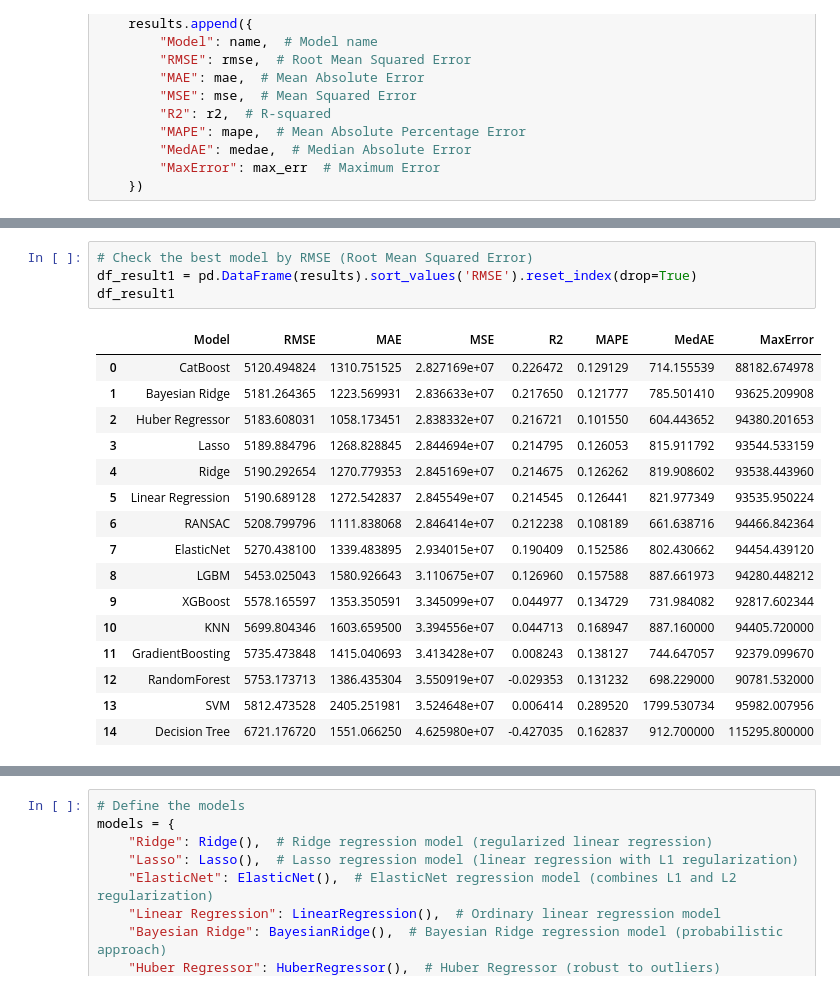
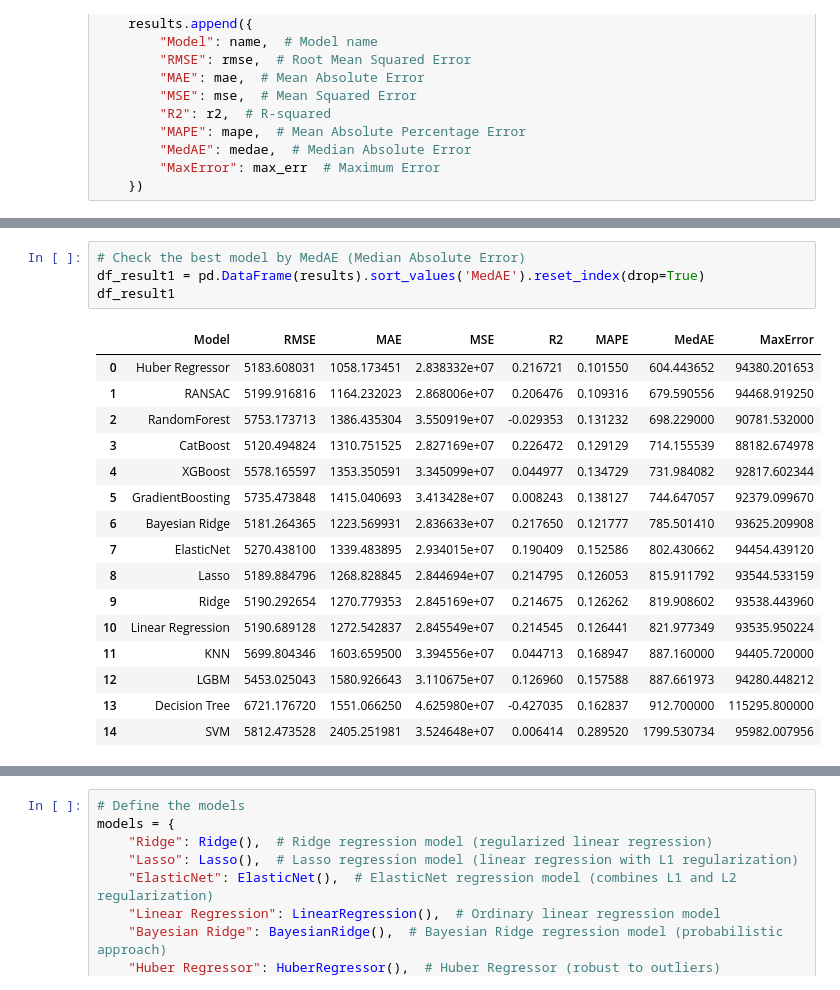
Before and after one commit to Quinntes/employee_income_prediction, a Jupyter notebook: employee_income_prediction.ipynb, the cells around one changed output, grey strips where cells are left out. Drawn from its saved outputs; the diff is of its cells as text.

```diff
--- a/employee_income_prediction.ipynb
+++ b/employee_income_prediction.ipynb
@@ -723,23 +781,23 @@ For each model in the dictionary, multiple performance metrics are calculated us
 # %%
-# Check the best model by RMSE (Root Mean Squared Error)
-df_result1 = pd.DataFrame(results).sort_values('RMSE').reset_index(drop=True)
+# Check the best model by MedAE (Median Absolute Error)
+df_result1 = pd.DataFrame(results).sort_values('MedAE').reset_index(drop=True)
 df_result1
 # %% [output]
 |  | Model | RMSE | MAE | MSE | R2 | MAPE | MedAE | MaxError |
-| 0 | CatBoost | 5120.494824 | 1310.751525 | 2.827169e+07 | 0.226472 | 0.129129 | 714.155539 | 88182.674978 |
-| 1 | Bayesian Ridge | 5181.264365 | 1223.569931 | 2.836633e+07 | 0.217650 | 0.121777 | 785.501410 | 93625.209908 |
-| 2 | Huber Regressor | 5183.608031 | 1058.173451 | 2.838332e+07 | 0.216721 | 0.101550 | 604.443652 | 94380.201653 |
-| 3 | Lasso | 5189.884796 | 1268.828845 | 2.844694e+07 | 0.214795 | 0.126053 | 815.911792 | 93544.533159 |
-| 4 | Ridge | 5190.292654 | 1270.779353 | 2.845169e+07 | 0.214675 | 0.126262 | 819.908602 | 93538.443960 |
-| 5 | Linear Regression | 5190.689128 | 1272.542837 | 2.845549e+07 | 0.214545 | 0.126441 | 821.977349 | 93535.950224 |
-| 6 | RANSAC | 5208.799796 | 1111.838068 | 2.846414e+07 | 0.212238 | 0.108189 | 661.638716 | 94466.842364 |
+| 0 | Huber Regressor | 5183.608031 | 1058.173451 | 2.838332e+07 | 0.216721 | 0.101550 | 604.443652 | 94380.201653 |
+| 1 | RANSAC | 5199.916816 | 1164.232023 | 2.868006e+07 | 0.206476 | 0.109316 | 679.590556 | 94468.919250 |
+| 2 | RandomForest | 5753.173713 | 1386.435304 | 3.550919e+07 | -0.029353 | 0.131232 | 698.229000 | 90781.532000 |
+| 3 | CatBoost | 5120.494824 | 1310.751525 | 2.827169e+07 | 0.226472 | 0.129129 | 714.155539 | 88182.674978 |
+| 4 | XGBoost | 5578.165597 | 1353.350591 | 3.345099e+07 | 0.044977 | 0.134729 | 731.984082 | 92817.602344 |
+| 5 | GradientBoosting | 5735.473848 | 1415.040693 | 3.413428e+07 | 0.008243 | 0.138127 | 744.647057 | 92379.099670 |
+| 6 | Bayesian Ridge | 5181.264365 | 1223.569931 | 2.836633e+07 | 0.217650 | 0.121777 | 785.501410 | 93625.209908 |
 | 7 | ElasticNet | 5270.438100 | 1339.483895 | 2.934015e+07 | 0.190409 | 0.152586 | 802.430662 | 94454.439120 |
-| 8 | LGBM | 5453.025043 | 1580.926643 | 3.110675e+07 | 0.126960 | 0.157588 | 887.661973 | 94280.448212 |
-| 9 | XGBoost | 5578.165597 | 1353.350591 | 3.345099e+07 | 0.044977 | 0.134729 | 731.984082 | 92817.602344 |
-| 10 | KNN | 5699.804346 | 1603.659500 | 3.394556e+07 | 0.044713 | 0.168947 | 887.160000 | 94405.720000 |
-| 11 | GradientBoosting | 5735.473848 | 1415.040693 | 3.413428e+07 | 0.008243 | 0.138127 | 744.647057 | 92379.099670 |
-| 12 | RandomForest | 5753.173713 | 1386.435304 | 3.550919e+07 | -0.029353 | 0.131232 | 698.229000 | 90781.532000 |
-| 13 | SVM | 5812.473528 | 2405.251981 | 3.524648e+07 | 0.006414 | 0.289520 | 1799.530734 | 95982.007956 |
-| 14 | Decision Tree | 6721.176720 | 1551.066250 | 4.625980e+07 | -0.427035 | 0.162837 | 912.700000 | 115295.800000 |
+| 8 | Lasso | 5189.884796 | 1268.828845 | 2.844694e+07 | 0.214795 | 0.126053 | 815.911792 | 93544.533159 |
+| 9 | Ridge | 5190.292654 | 1270.779353 | 2.845169e+07 | 0.214675 | 0.126262 | 819.908602 | 93538.443960 |
+| 10 | Linear Regression | 5190.689128 | 1272.542837 | 2.845549e+07 | 0.214545 | 0.126441 | 821.977349 | 93535.950224 |
+| 11 | KNN | 5699.804346 | 1603.659500 | 3.394556e+07 | 0.044713 | 0.168947 | 887.160000 | 94405.720000 |
+| 12 | LGBM | 5453.025043 | 1580.926643 | 3.110675e+07 | 0.126960 | 0.157588 | 887.661973 | 94280.448212 |
+| 13 | Decision Tree | 6721.176720 | 1551.066250 | 4.625980e+07 | -0.427035 | 0.162837 | 912.700000 | 115295.800000 |
+| 14 | SVM | 5812.473528 | 2405.251981 | 3.524648e+07 | 0.006414 | 0.289520 | 1799.530734 | 95982.007956 |
 # %% [markdown]
 **Insight:**
```
Also changed, not shown: parts of 65 cells of this notebook, 2 other files.
